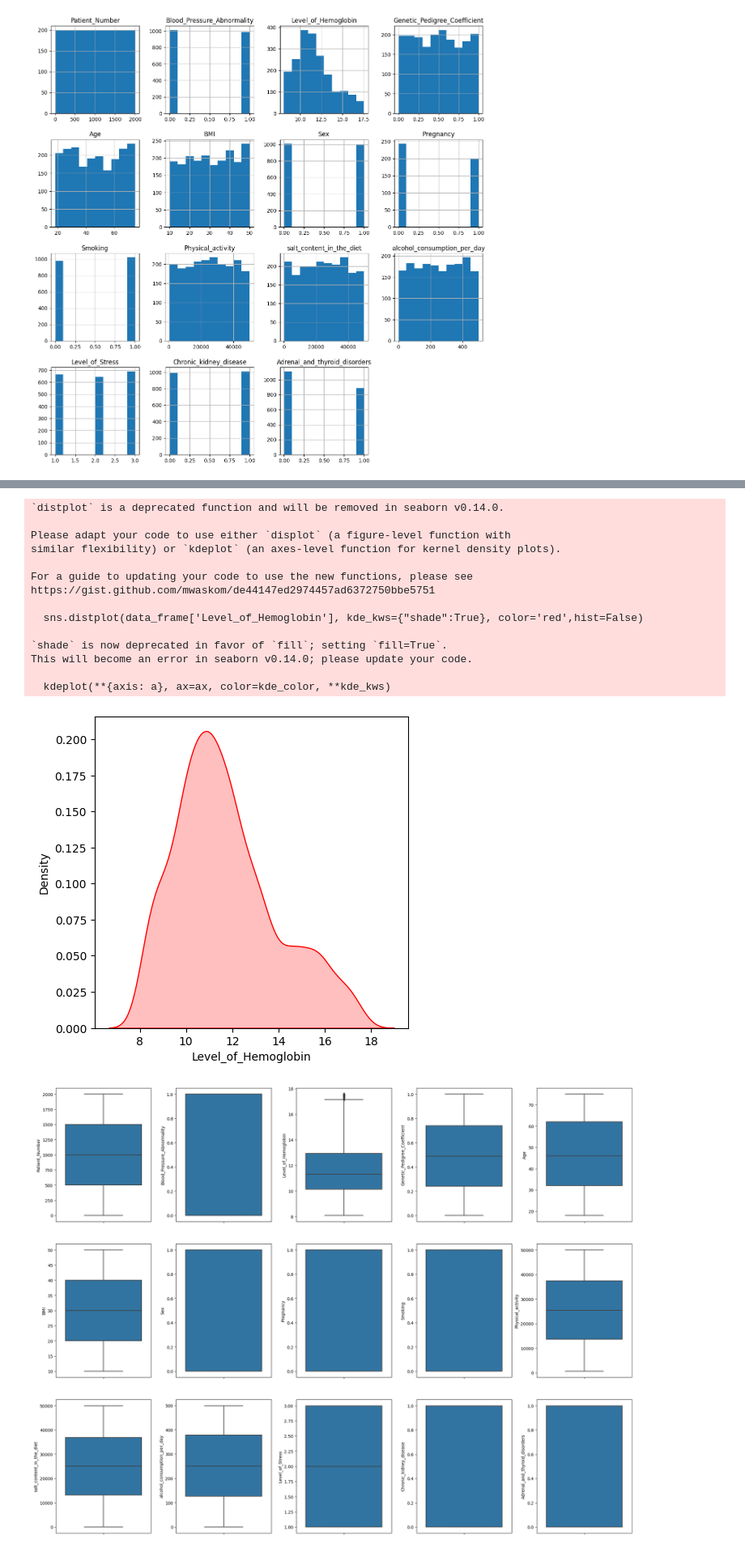
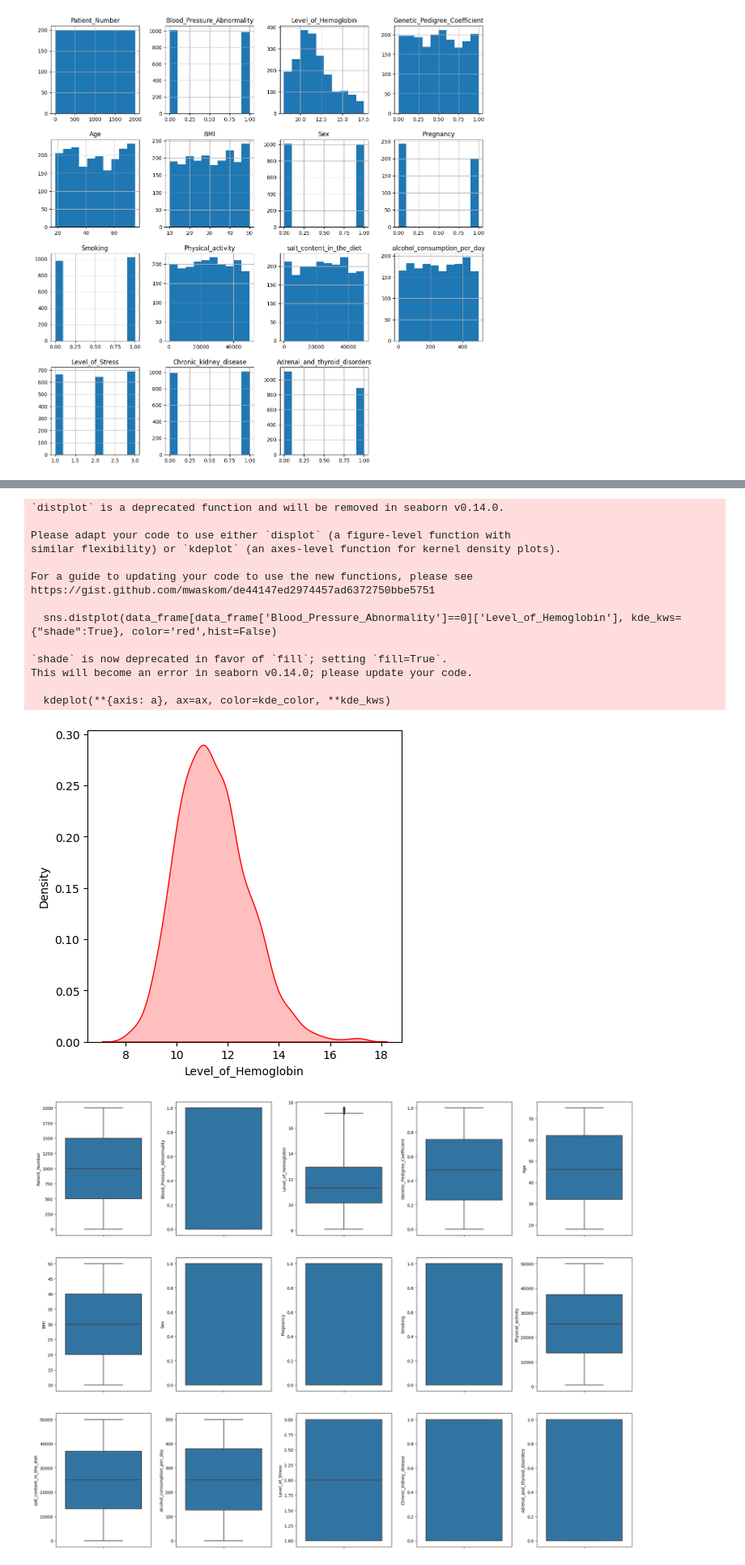
Before and after one commit to abdalla-am/Blood-Pressure-disease-prediction, a Jupyter notebook: BP_disease_prediction.ipynb, the cells around one changed output, grey strips where cells are left out. Shown at 81% size. Cells and saved outputs as stored; diff of their text form; code cells hidden in the pictures.

```diff
--- a/BP_disease_prediction.ipynb
+++ b/BP_disease_prediction.ipynb
@@ -40,3 +46,9 @@ data_frame.hist()
 plt.show()
 # %% [output]
 [figure]
+# %%
+#positive(right) skewed distribution this means that mean>median>mode
+#histogram with one peak,which referred to as unimodal
+#this plot shows that we remove outliers
+plt.rcParams['figure.figsize'] = [5, 5]
+data_frame['Level_of_Hemoglobin'].hist()
@@ -43,23 +58,25 @@ plt.show()
 # %%
+# histogram for normal
+
 plt.rcParams['figure.figsize'] = [5, 5]
-sns.distplot(data_frame['Level_of_Hemoglobin'], kde_kws={"shade":True}, color='red',hist=False)
+sns.distplot(data_frame[data_frame['Blood_Pressure_Abnormality']==0]['Level_of_Hemoglobin'], kde_kws={"shade":True}, color='red',hist=False)
 plt.show()
 # %% [output]
 `distplot` is a deprecated function and will be removed in seaborn v0.14.0.
 
 Please adapt your code to use either `displot` (a figure-level function with
 similar flexibility) or `kdeplot` (an axes-level function for kernel density plots).
 
 For a guide to updating your code to use the new functions, please see
 https://gist.github.com/mwaskom/de44147ed2974457ad6372750bbe5751
 
-  sns.distplot(data_frame['Level_of_Hemoglobin'], kde_kws={"shade":True}, color='red',hist=False)
+  sns.distplot(data_frame[data_frame['Blood_Pressure_Abnormality']==0]['Level_of_Hemoglobin'], kde_kws={"shade":True}, color='red',hist=False)
 
 `shade` is now deprecated in favor of `fill`; setting `fill=True`.
 This will become an error in seaborn v0.14.0; please update your code.
 
   kdeplot(**{axis: a}, ax=ax, color=kde_color, **kde_kws)
-[figure, old version]
+[figure, new version]
 # %%
 # detect the outliers using boxplot
 # Visualizing dataset and also checking for outliers
```
Also changed, not shown: parts of 34 cells of this notebook, 2 other files.
